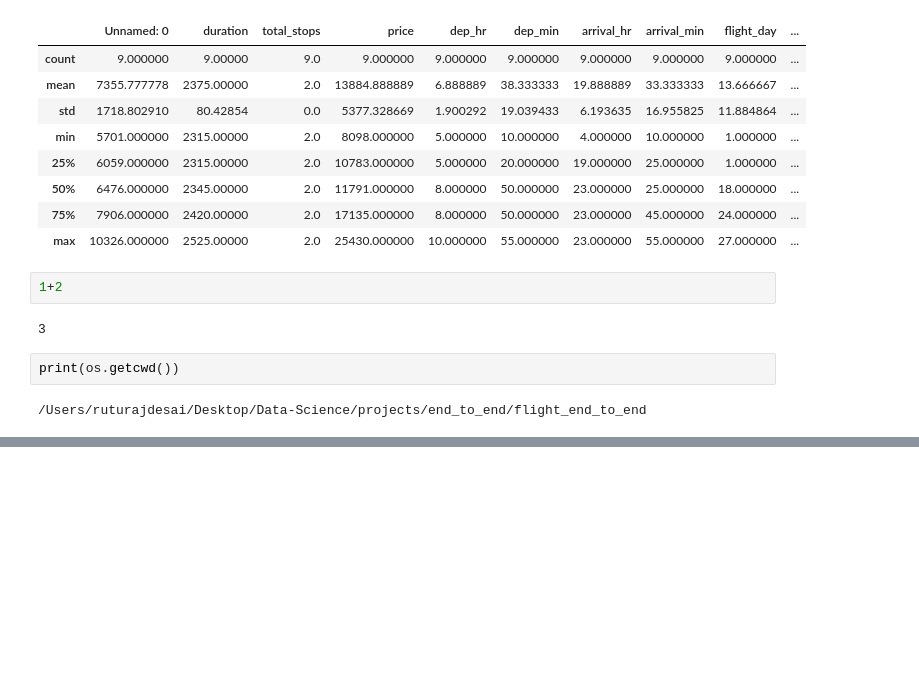
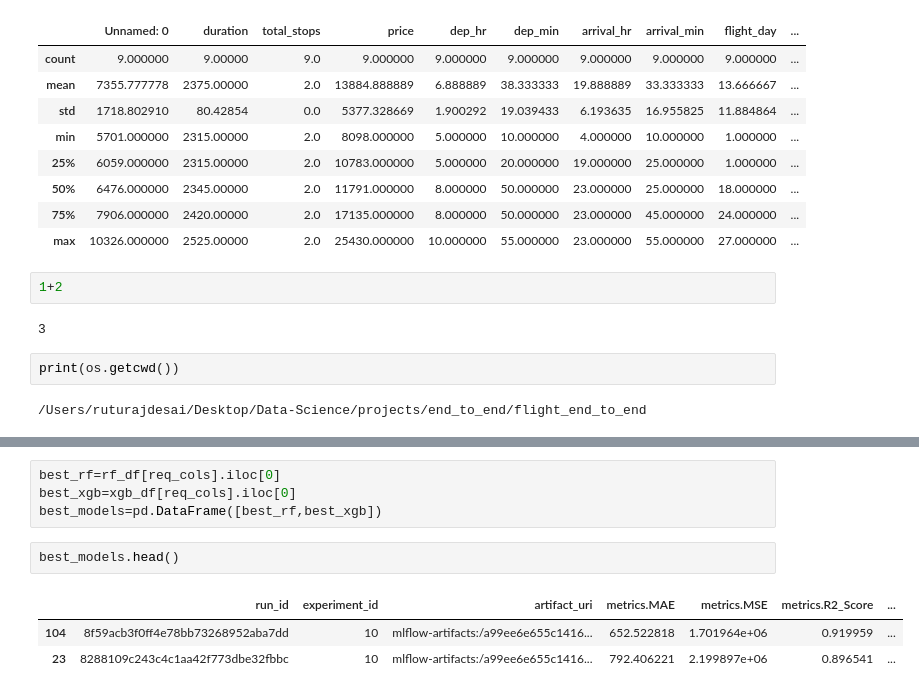
Before and after one commit to Rutu-RD/flight_prediction, a Jupyter notebook: notebooks/notebook_01.ipynb, the cells around one changed output, grey strips where cells are left out. Drawn from its saved outputs; the diff is of its cells as text; blank space fills up the shorter version.

```diff
--- a/notebooks/notebook_01.ipynb
+++ b/notebooks/notebook_01.ipynb
@@ -430,0 +480,10 @@ rf_df=rf_df.sort_values(by=['metrics.r2_score','metrics.MSE'], ascending=[False,
+# %%
+best_rf=rf_df[req_cols].iloc[0]
+best_xgb=xgb_df[req_cols].iloc[0]
+best_models=pd.DataFrame([best_rf,best_xgb])
+# %%
+best_models.head()
+# %% [output]
+|  | run_id | experiment_id | artifact_uri | metrics.MAE | metrics.MSE | metrics.R2_Score | ... |
+| 104 | 8f59acb3f0ff4e78bb73268952aba7dd | 10 | mlflow-artifacts:/a99ee6e655c1416... | 652.522818 | 1.701964e+06 | 0.919959 | ... |
+| 23 | 8288109c243c4c1aa42f773dbe32fbbc | 10 | mlflow-artifacts:/a99ee6e655c1416... | 792.406221 | 2.199897e+06 | 0.896541 | ... |
```
Also changed, not shown: parts of 8 cells of this notebook, 6 other files.
